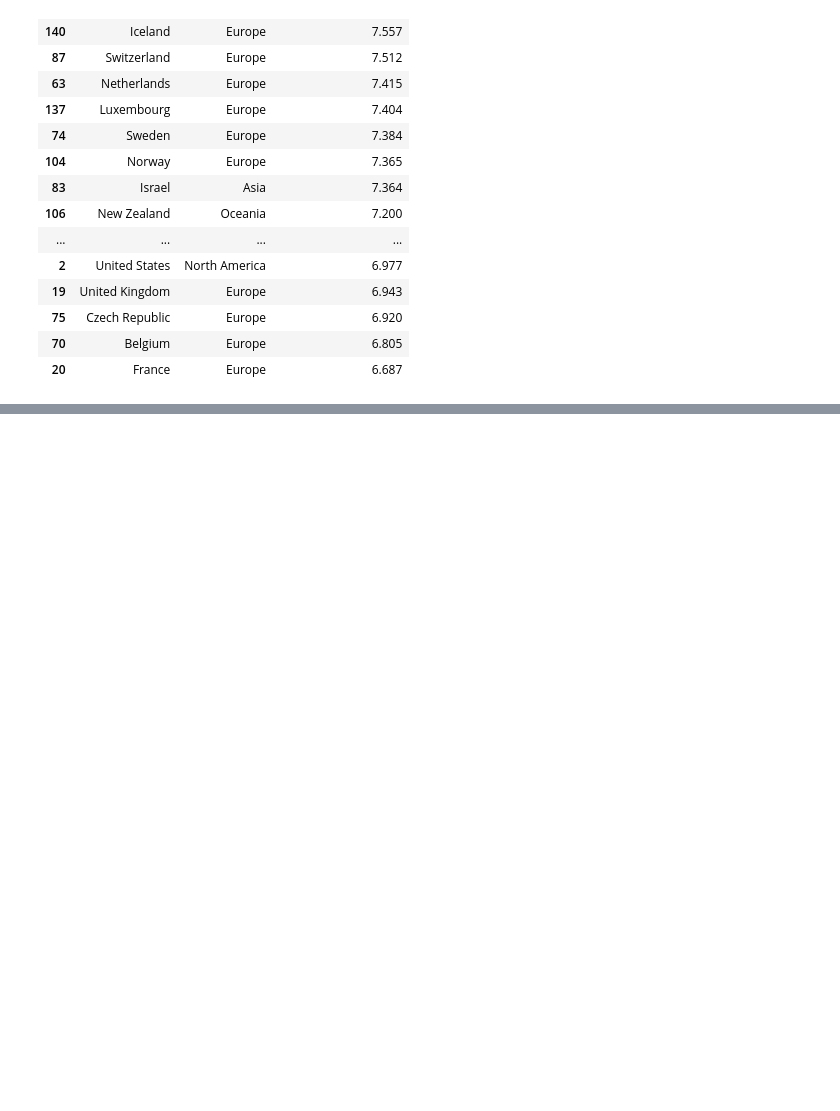
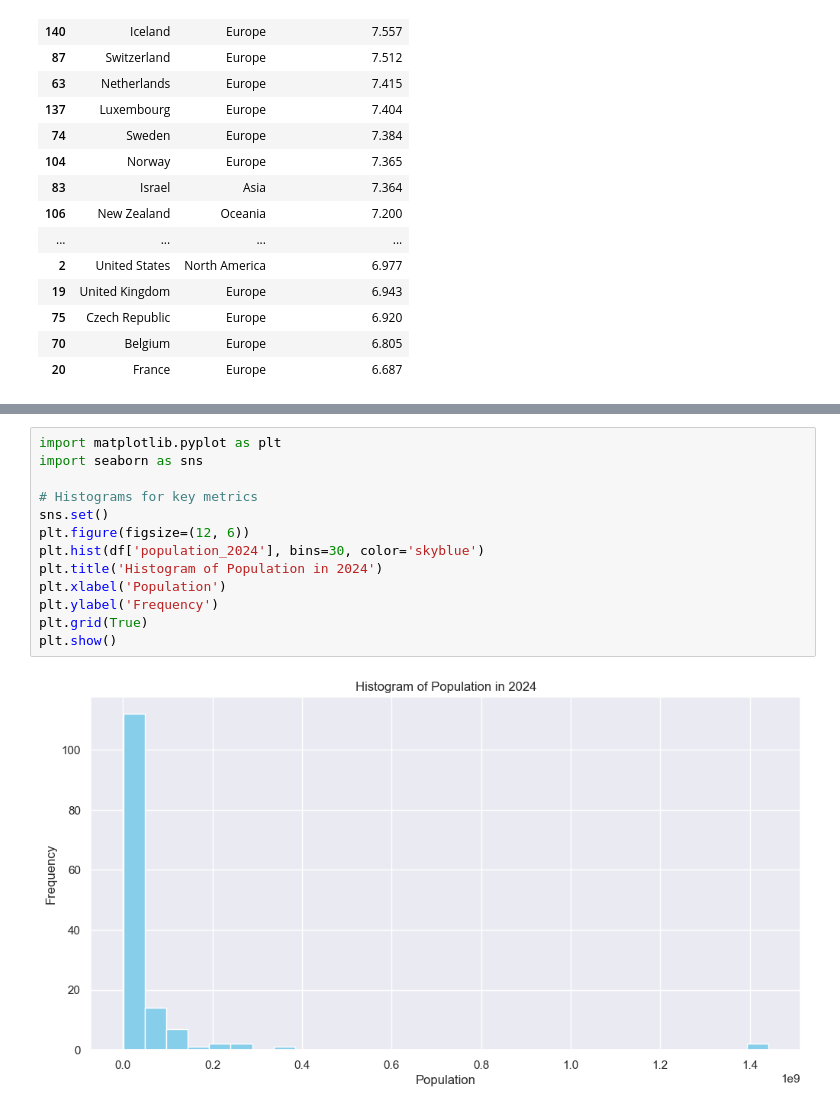
Before and after one commit to varkolibmer/EDA_Projects, a Jupyter notebook: Country_Analysis.ipynb, the cells around one changed output, grey strips where cells are left out. Cells and saved outputs as stored; diff of their text form; blank space fills up the shorter version.

```diff
--- a/Country_Analysis.ipynb
+++ b/Country_Analysis.ipynb
@@ -234,0 +238,15 @@ plt.show()
+# %%
+import matplotlib.pyplot as plt
+import seaborn as sns
+
+# Histograms for key metrics
+sns.set()
+plt.figure(figsize=(12, 6))
+plt.hist(df['population_2024'], bins=30, color='skyblue')
+plt.title('Histogram of Population in 2024')
+plt.xlabel('Population')
+plt.ylabel('Frequency')
+plt.grid(True)
+plt.show()
+# %% [output]
+[figure, added]
```
Also changed, not shown: parts of 15 cells of this notebook.
